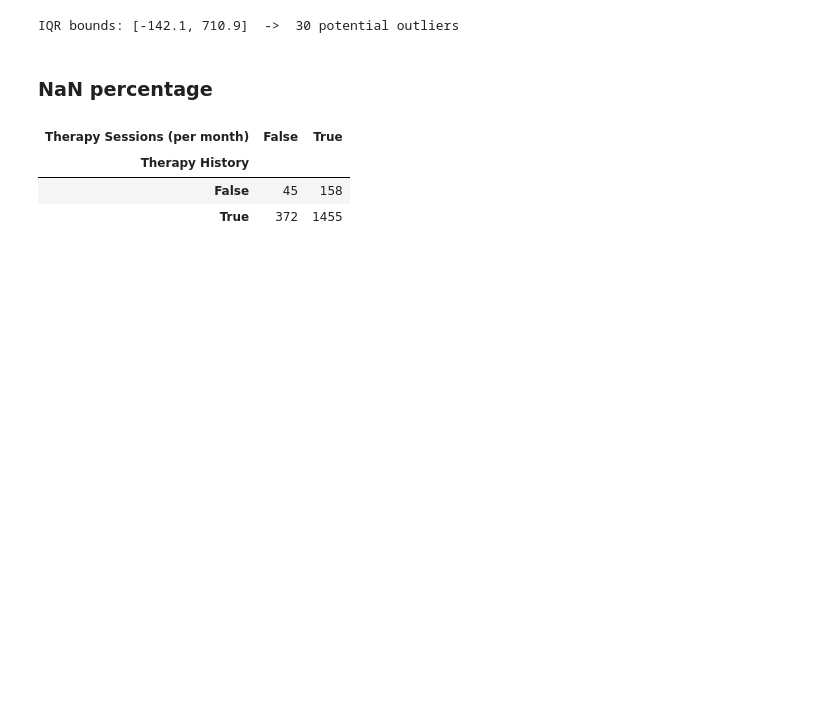
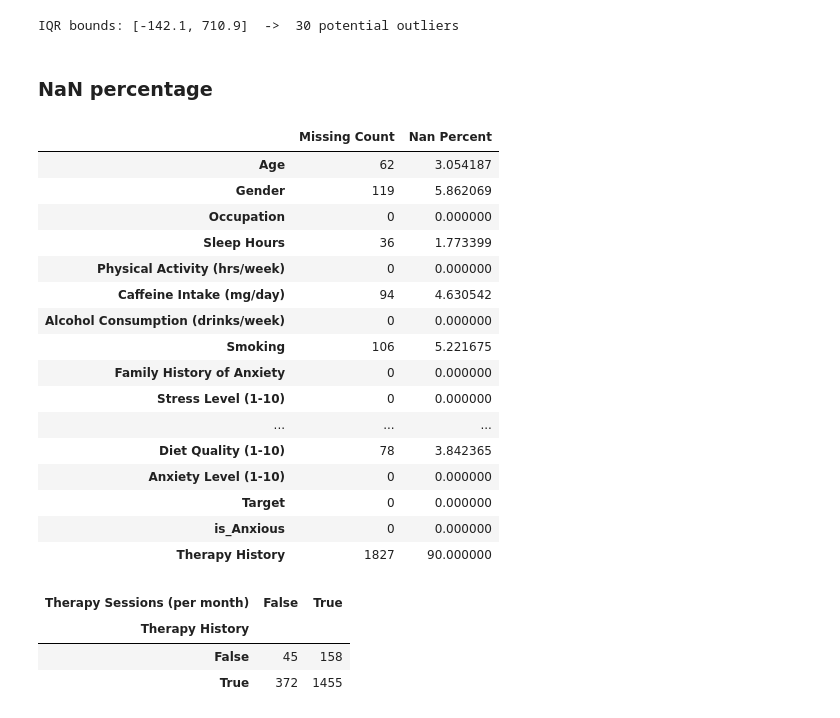
Before and after one commit to sabzparto/BC-mini-project, a Jupyter notebook: Psychology.ipynb, the cells around one changed output. Drawn from its saved outputs; the diff is of its cells as text; code cells hidden in the pictures; blank space fills up the shorter version.

```diff
--- a/Psychology.ipynb
+++ b/Psychology.ipynb
@@ -446,6 +508,26 @@ def nan_percentage(df : pd.DataFrame) -> pd.DataFrame:
     nan_percentage = [(df[col].isna().sum() / total_rows) * 100 for col in df.columns]
     result = pd.DataFrame({'Missing Count': missing_count, 'Nan Percent': nan_percentage}, index=df.columns)
     return result
+# %%
+nan_percentage(data)
+# %% [output]
+|  | Missing Count | Nan Percent |
+| Age | 62 | 3.054187 |
+| Gender | 119 | 5.862069 |
+| Occupation | 0 | 0.000000 |
+| Sleep Hours | 36 | 1.773399 |
+| Physical Activity (hrs/week) | 0 | 0.000000 |
+| Caffeine Intake (mg/day) | 94 | 4.630542 |
+| Alcohol Consumption (drinks/week) | 0 | 0.000000 |
+| Smoking | 106 | 5.221675 |
+| Family History of Anxiety | 0 | 0.000000 |
+| Stress Level (1-10) | 0 | 0.000000 |
+| ... | ... | ... |
+| Diet Quality (1-10) | 78 | 3.842365 |
+| Anxiety Level (1-10) | 0 | 0.000000 |
+| Target | 0 | 0.000000 |
+| is_Anxious | 0 | 0.000000 |
+| Therapy History | 1827 | 90.000000 |
 # %%
 pd.crosstab(data['Therapy History'].isna(), data['Therapy Sessions (per month)'] > 0)
 # %% [output]
```
Also changed, not shown: parts of 13 cells of this notebook.
